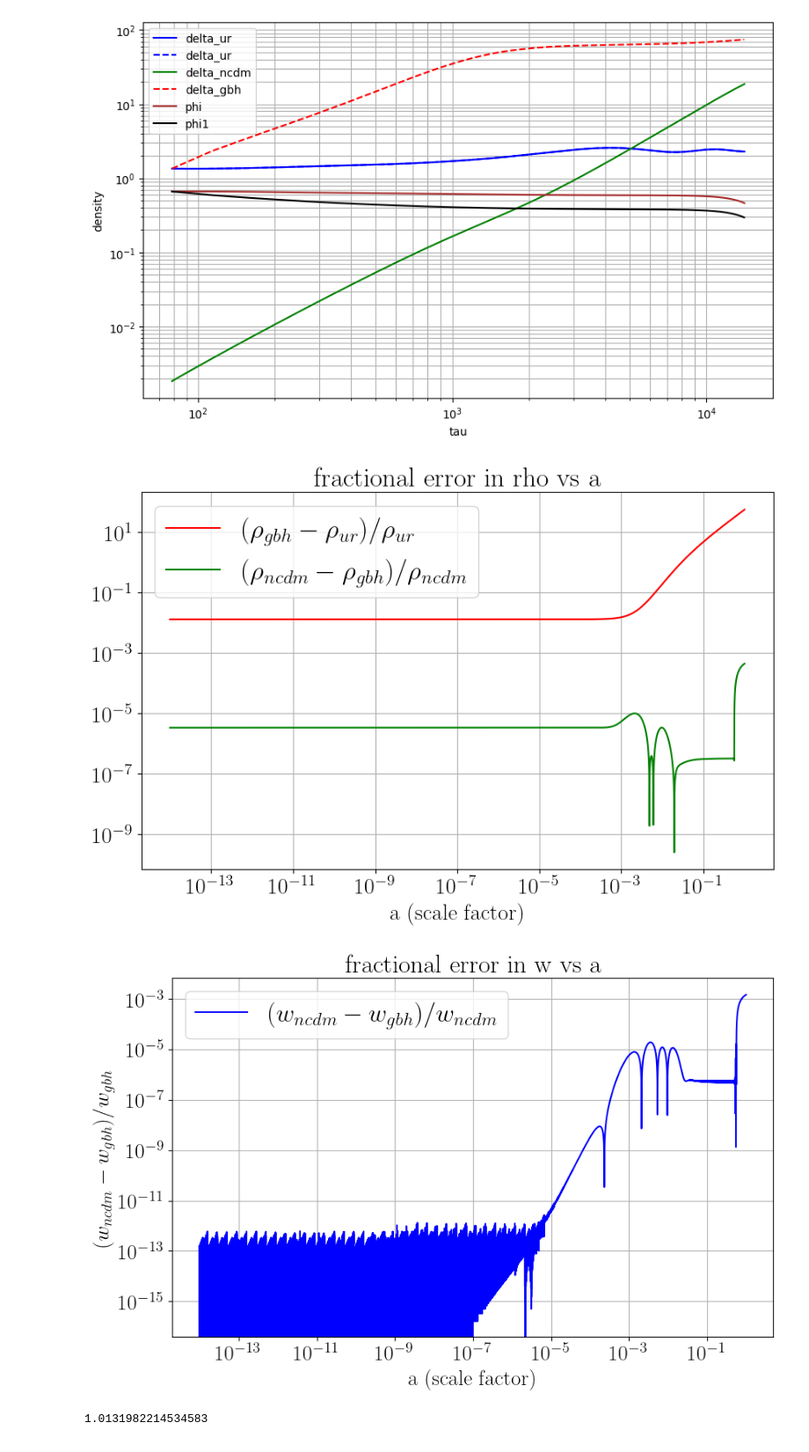
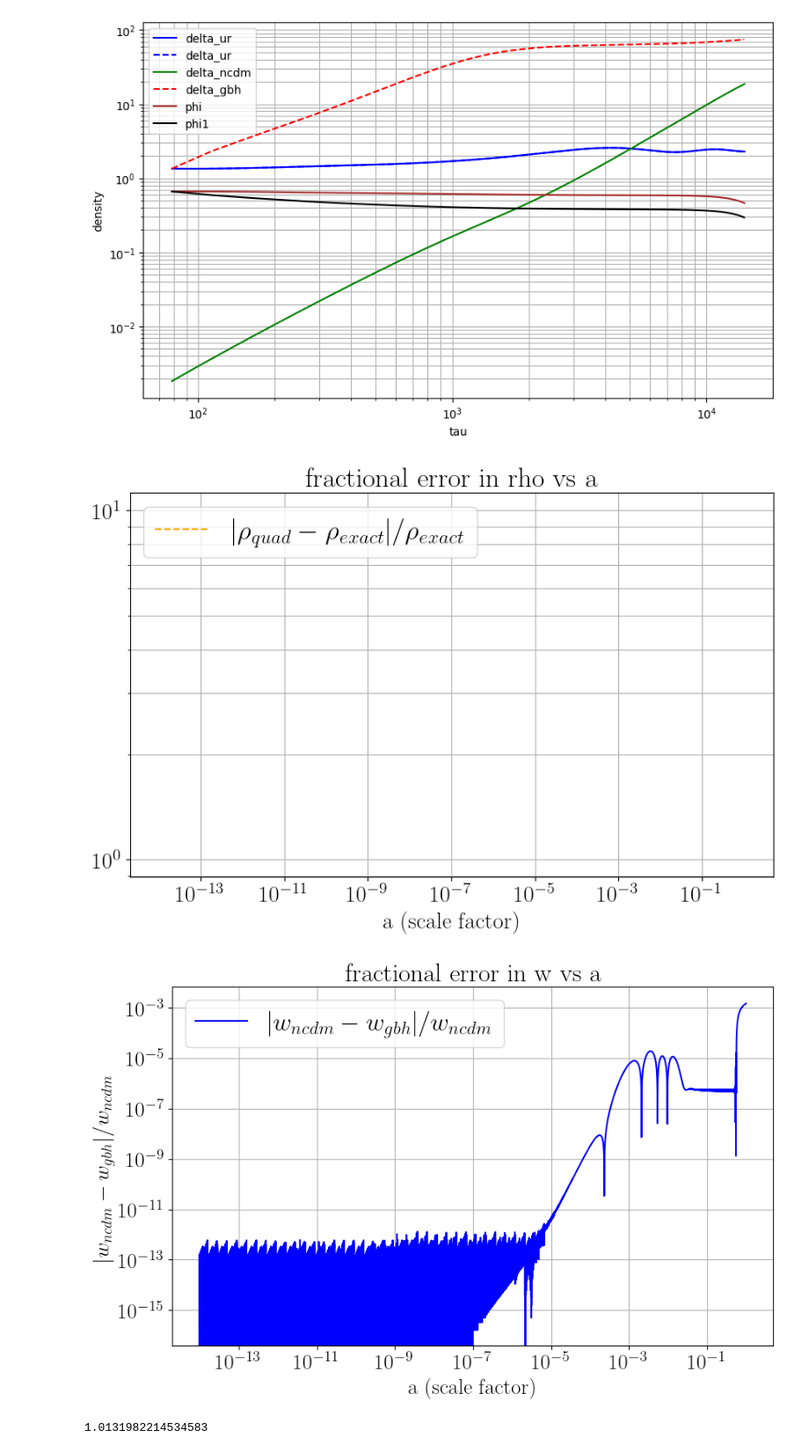
Before and after one commit to aradn97/class_GBH, a Jupyter notebook: bg_pt_check.ipynb, the cells around one changed output. Shown at 88% size. Saved outputs shown, nothing was run; the diff lists cells and outputs as text; code cells hidden in the pictures.

```diff
--- a/bg_pt_check.ipynb
+++ b/bg_pt_check.ipynb
@@ -68,0 +149,23 @@ free_streaming_dist[-1]
+# %%
+# tests for lambda_gbh
+#m_nu = .03 * _eV_ /(_h_P_*_c_) # mass in 1/m
+#T_cmb = 2.7255 *_k_B_/(_c_**2) # Temperature in kg
+#T_nu0 = 0.71611 * T_cmb
+rho = (3*_c_**2/(8*np.pi*_G_N_)) * rho_gbh / (_Mpc_over_m_**2) # density in kg/m^3
+apx_lambda = (2*np.pi)**3*np.log(4)/(6*np.pi**2)*(m_nu**3)*T_nu0/rho/a /(_h_P_**3*_c_**5)
+plt.figure(figsize=(10, 6))
+plt.rcParams.update({'font.size': 20})  # Increase the base font size
+plt.figure(figsize=(10, 6))
+n=0
+plt.loglog(a[n:], np.abs(lambda_gbh[n:]), label="solving for w", color='green')
+plt.loglog(a[n:], (lambda2_gbh[n:]), label="solving for P", color='blue')
+plt.loglog(a[n:], (lambda_gbh_quad[n:]), label="integrating for P", color='orange')
+plt.loglog(a[n:], (lambda_values[n:]), label="exact", color='black', linestyle='--')
+plt.loglog(a[n:], (apx_lambda[n:]), label="non_rel_apx", color='red')
+plt.xlabel("Conformal Time")
+plt.ylabel(r"$|w_{-1}|$")
+plt.title(r"$w_{-1}$ vs a, m =0.03eV")
+plt.legend(fontsize='large', loc='lower left')
+plt.grid(which="both", linestyle="--", linewidth=0.5)
+plt.savefig("scale factor.pdf", dpi=300, bbox_inches='tight')
+plt.show()
@@ -122,42 +232,45 @@ file = "/rds/general/user/an421/home/CLASS_GBH/class/output/default_gbh100_backg
 
 # Read and process the first file
 data1 = np.loadtxt(file, skiprows=4)
 z = data1[:, 0]  # Column 1 (z)
 rho_ncdm = data1[:, 11]  # Column 12 (rho_ncdm)
 p_ncdm = data1[:, 12]
 w_ncdm = p_ncdm/rho_ncdm
-rho_ur = data1[:, 42]  # Column 43 (rho_ncdm)
-rho_gbh = 3*data1[:, 13]  # 3 * Column 14 (rho_gbh)
-p_gbh = data1[:, 14]
+rho_ur = data1[:, 47]  # Column 46 (rho_ncdm)
+rho_gbh_quad = data1[:, 14]
+rho_gbh = 3*data1[:, 15]  # 3 * Column 14 (rho_gbh)
+p_gbh = data1[:, 16]
 w_gbh=p_gbh/rho_gbh
 
 # Plotting
 plt.figure(figsize=(10, 6))
 plt.rcParams.update({'font.size': 20})  # Increase the base font size
-#plt.loglog(1/(1+z)[:20], rho_ncdm[:20], label="rho_ncdm", color='blue')
-plt.loglog(1/(1+z)[:], np.abs(rho_gbh[:]-rho_ur[:]/1.0176)/rho_ur, label=r"$(\rho_{gbh}-\rho_{ur})/\rho_{ur}$", color='red')
-plt.loglog(1/(1+z)[:], np.abs(rho_ncdm[:]-rho_gbh[:])/rho_ncdm, label=r"$(\rho_{ncdm}-\rho_{gbh})/\rho_{ncdm}$", color='green')
+#plt.loglog(1/(1+z)[:], np.abs(rho_gbh[:]-rho_ur[:]/1.0176)/rho_ur, label=r"$|\rho_{gbh}-\rho_{ur}|/\rho_{ur}$", color='red')
+#plt.loglog(1/(1+z)[:], np.abs(rho_ncdm[:]-rho_gbh[:])/rho_ncdm, label=r"$|\rho_{ncdm}-\rho_{gbh}|/\rho_{ncdm}$", color='green')
+#plt.loglog(1/(1+z)[:], np.abs(Rho_values[:]-rho_gbh[:])/Rho_values, label=r"$|\rho_{exact}-\rho_{gbh}|/\rho_{exact}$", color='black', linestyle='dotted')
+#plt.loglog(1/(1+z)[:], np.abs(Rho_values[:]-rho_ncdm[:])/Rho_values, label=r"$|\rho_{exact}-\rho_{ncdm}|/\rho_{exact}$", color='blue', linestyle='--')
+plt.loglog(1/(1+z)[:], np.abs(rho_gbh_quad[:]-rho_ncdm[:])/rho_ncdm, label=r"$|\rho_{quad}-\rho_{exact}|/\rho_{exact}$", color='orange', linestyle='--')
 plt.grid(which="both")
 plt.xlabel("a (scale factor)")
 #plt.ylabel(r"$(\rho_{gbh}-\rho_{ur})/\rho_{gbh}$")
 plt.title("fractional error in rho vs a")
-plt.legend(fontsize='large')
+plt.legend(fontsize='large', loc = 'upper left')
 plt.savefig("error_in_rho.pdf", dpi=300, bbox_inches='tight')
 plt.show()
 # Plotting
 plt.figure(figsize=(10, 6))
 plt.rcParams.update({'font.size': 20})  # Increase the base font size
-plt.loglog(1/(1+z)[:], np.abs(w_ncdm[:]-w_gbh)/w_ncdm, label=r"$(w_{ncdm}-w_{gbh})/w_{ncdm}$", color='blue')
+plt.loglog(1/(1+z)[:], np.abs(w_ncdm[:]-w_gbh)/w_ncdm, label=r"$|w_{ncdm}-w_{gbh}|/w_{ncdm}$", color='blue')
 #plt.loglog(1/(1+z)[:], w_gbh[:], label="rho_gbh", color='red')
 plt.grid(which="both")
 plt.xlabel("a (scale factor)")
-plt.ylabel(r"$(w_{ncdm}-w_{gbh})/w_{gbh}$")
+plt.ylabel(r"$|w_{ncdm}-w_{gbh}|/w_{ncdm}$")
 plt.title("fractional error in w vs a")
 plt.legend(fontsize='large')
 plt.savefig("error_in_w.pdf", dpi=300, bbox_inches='tight')
 plt.show()
 print(rho_ncdm[0]/(rho_ur[0]/1.0176))
 # %% [output]
-[figure, old version]
+[figure, new version]
-[figure, old version]
+[figure, new version]
 1.0131982214534583
```
Also changed, not shown: parts of 15 cells of this notebook, 16 other files.
